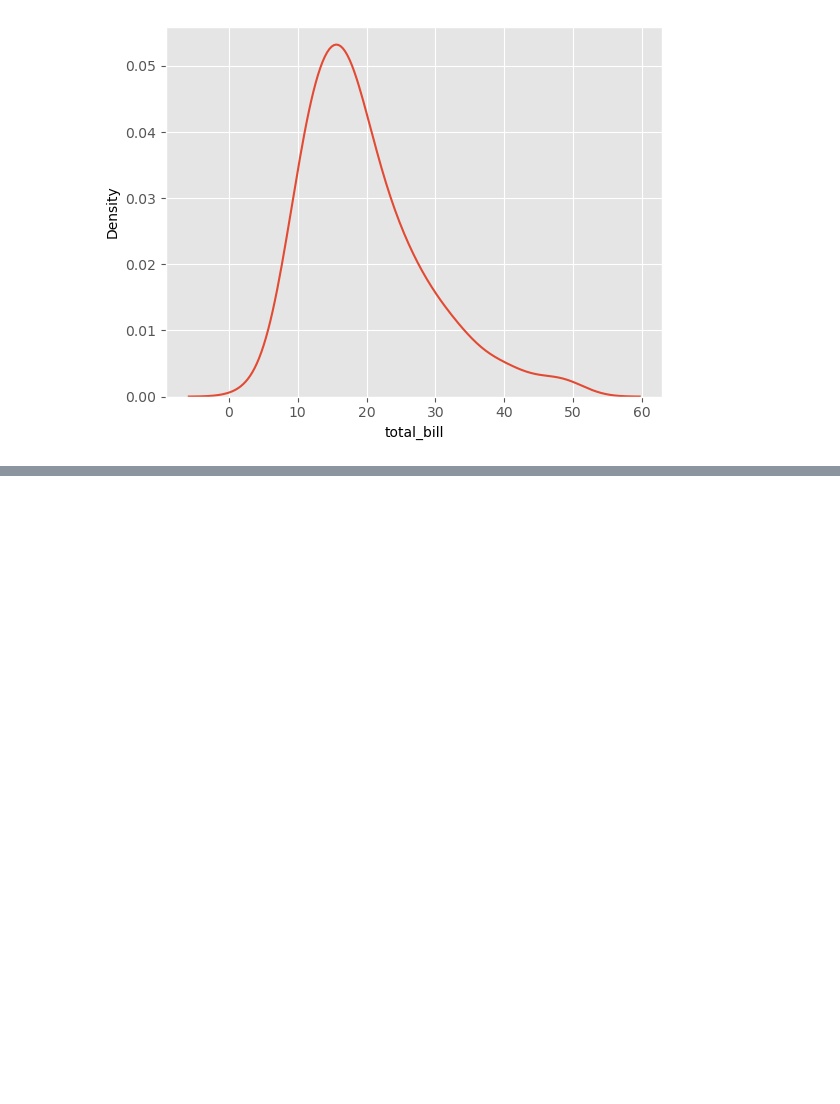
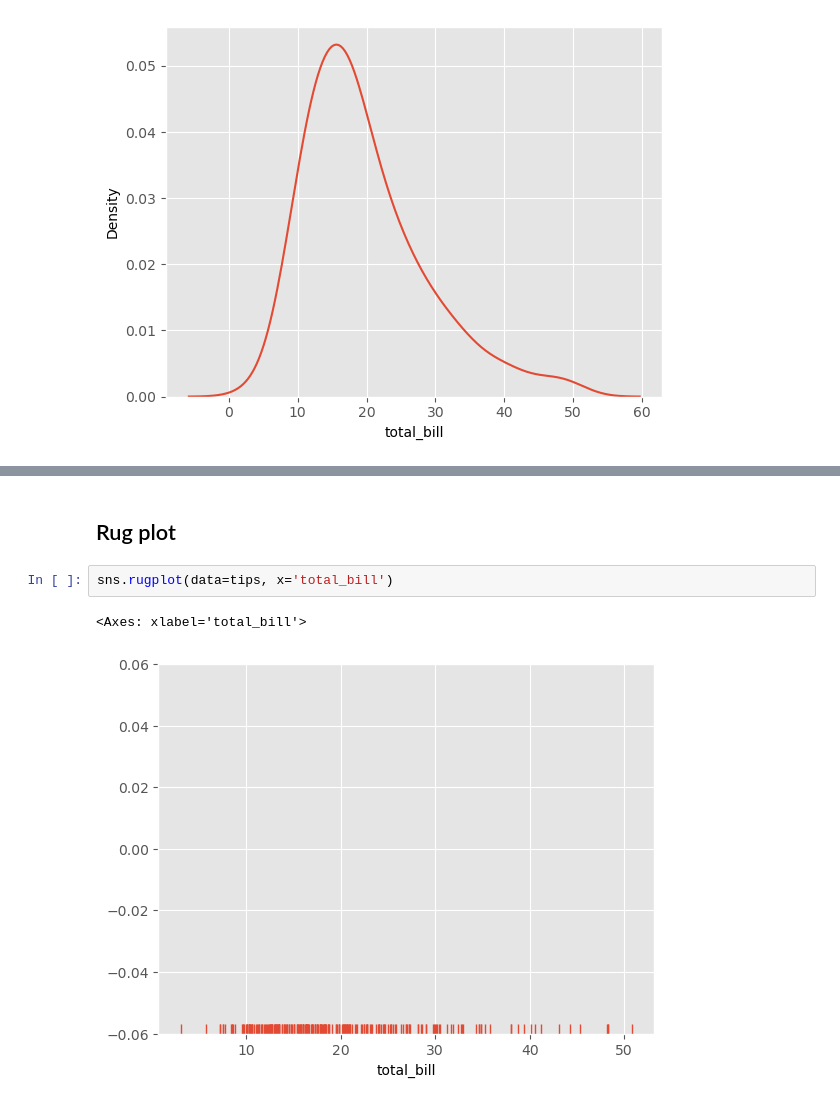
Before and after one commit to Jkhattak/python, a Jupyter notebook: seaborn.ipynb, the cells around one changed output, grey strips where cells are left out. Cells and saved outputs as stored; diff of their text form; blank space fills up the shorter version.

```diff
--- a/seaborn.ipynb
+++ b/seaborn.ipynb
@@ -162,0 +168,7 @@ sns.kdeplot(data=tips, x='total_bill')
+# %% [markdown]
+## Rug plot
+# %%
+sns.rugplot(data=tips, x='total_bill')
+# %% [output]
+<Axes: xlabel='total_bill'>
+[figure, added]
```
Also changed, not shown: parts of 42 cells of this notebook.
